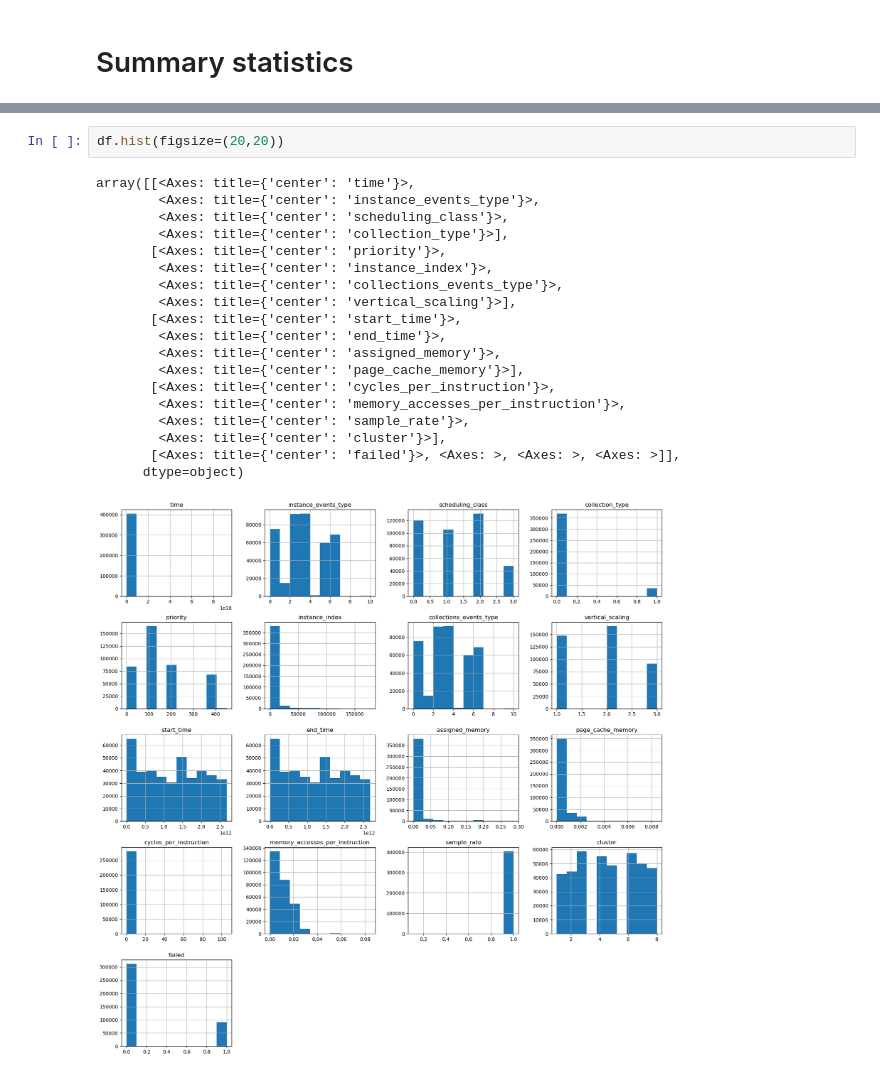
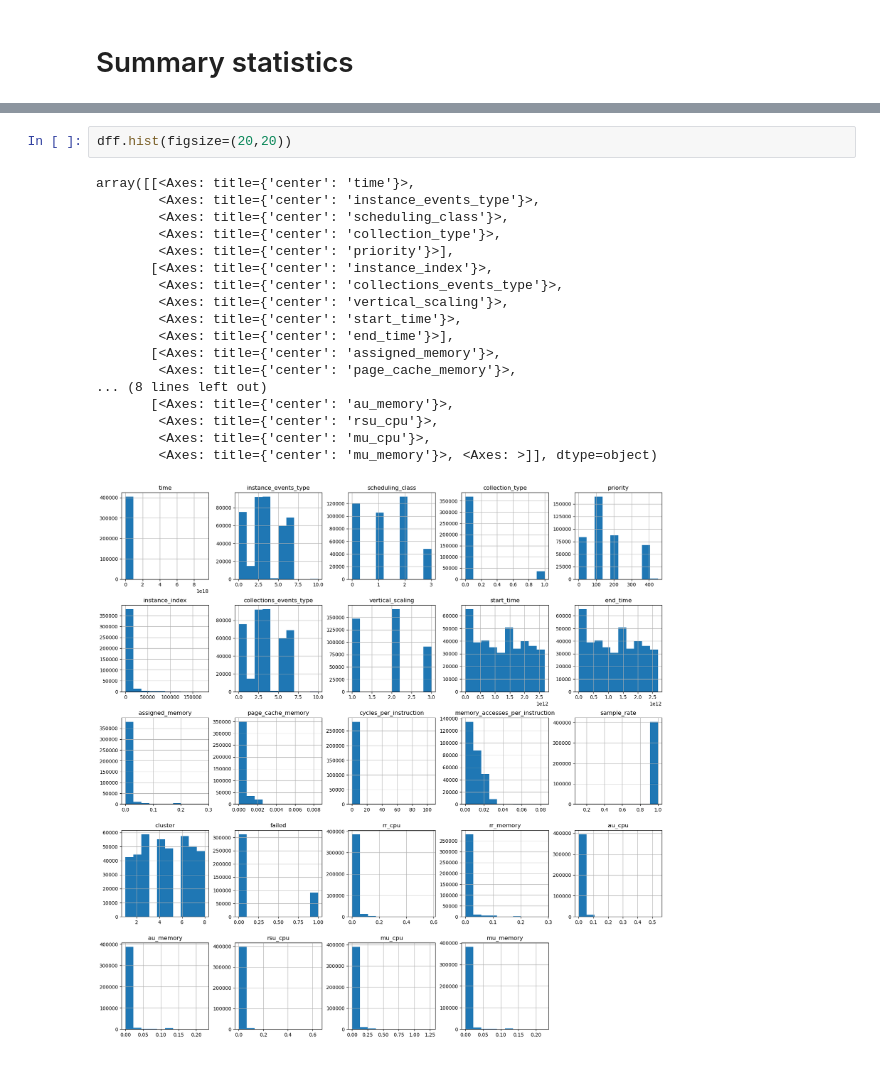
Before and after one commit to limeng93/SB-Capstone-2, a Jupyter notebook: DataWrangling.ipynb, the cells around one changed output, grey strips where cells are left out. Drawn from its saved outputs; the diff is of its cells as text.

```diff
--- a/DataWrangling.ipynb
+++ b/DataWrangling.ipynb
@@ -257,24 +263,23 @@ failed
 1     92031
 Name: count, dtype: int64
 # %%
-df.hist(figsize=(20,20))
+dff.hist(figsize=(20,20))
 # %% [output]
 array([[<Axes: title={'center': 'time'}>,
         <Axes: title={'center': 'instance_events_type'}>,
         <Axes: title={'center': 'scheduling_class'}>,
-        <Axes: title={'center': 'collection_type'}>],
-       [<Axes: title={'center': 'priority'}>,
-        <Axes: title={'center': 'instance_index'}>,
+        <Axes: title={'center': 'collection_type'}>,
+        <Axes: title={'center': 'priority'}>],
+       [<Axes: title={'center': 'instance_index'}>,
         <Axes: title={'center': 'collections_events_type'}>,
-        <Axes: title={'center': 'vertical_scaling'}>],
-       [<Axes: title={'center': 'start_time'}>,
-        <Axes: title={'center': 'end_time'}>,
-        <Axes: title={'center': 'assigned_memory'}>,
-        <Axes: title={'center': 'page_cache_memory'}>],
-       [<Axes: title={'center': 'cycles_per_instruction'}>,
-        <Axes: title={'center': 'memory_accesses_per_instruction'}>,
-        <Axes: title={'center': 'sample_rate'}>,
-        <Axes: title={'center': 'cluster'}>],
-       [<Axes: title={'center': 'failed'}>, <Axes: >, <Axes: >, <Axes: >]],
-      dtype=object)
+        <Axes: title={'center': 'vertical_scaling'}>,
+        <Axes: title={'center': 'start_time'}>,
+        <Axes: title={'center': 'end_time'}>],
+       [<Axes: title={'center': 'assigned_memory'}>,
+        <Axes: title={'center': 'page_cache_memory'}>,
+... (8 lines left out)
+       [<Axes: title={'center': 'au_memory'}>,
+        <Axes: title={'center': 'rsu_cpu'}>,
+        <Axes: title={'center': 'mu_cpu'}>,
+        <Axes: title={'center': 'mu_memory'}>, <Axes: >]], dtype=object)
-[figure, old version]
+[figure, new version]
```
Also changed, not shown: parts of 8 cells of this notebook.
